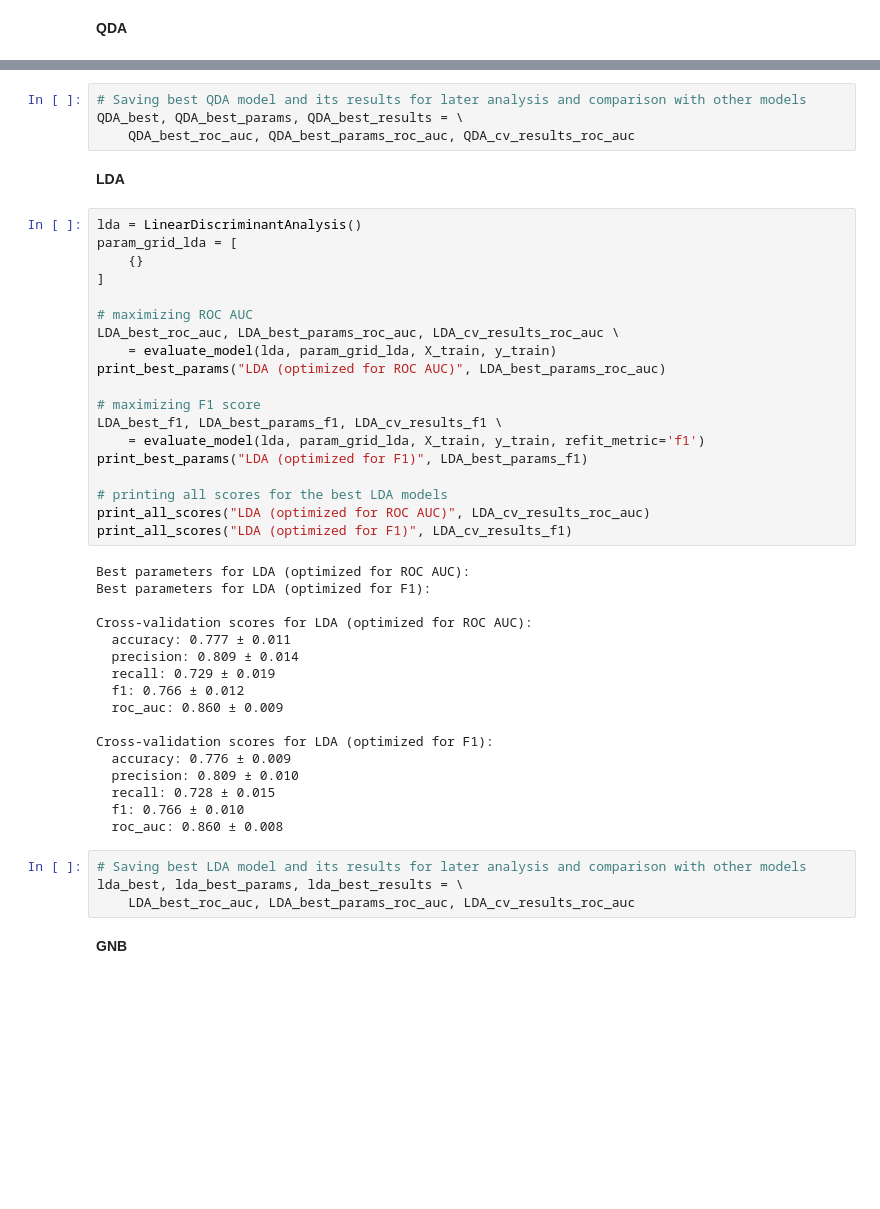
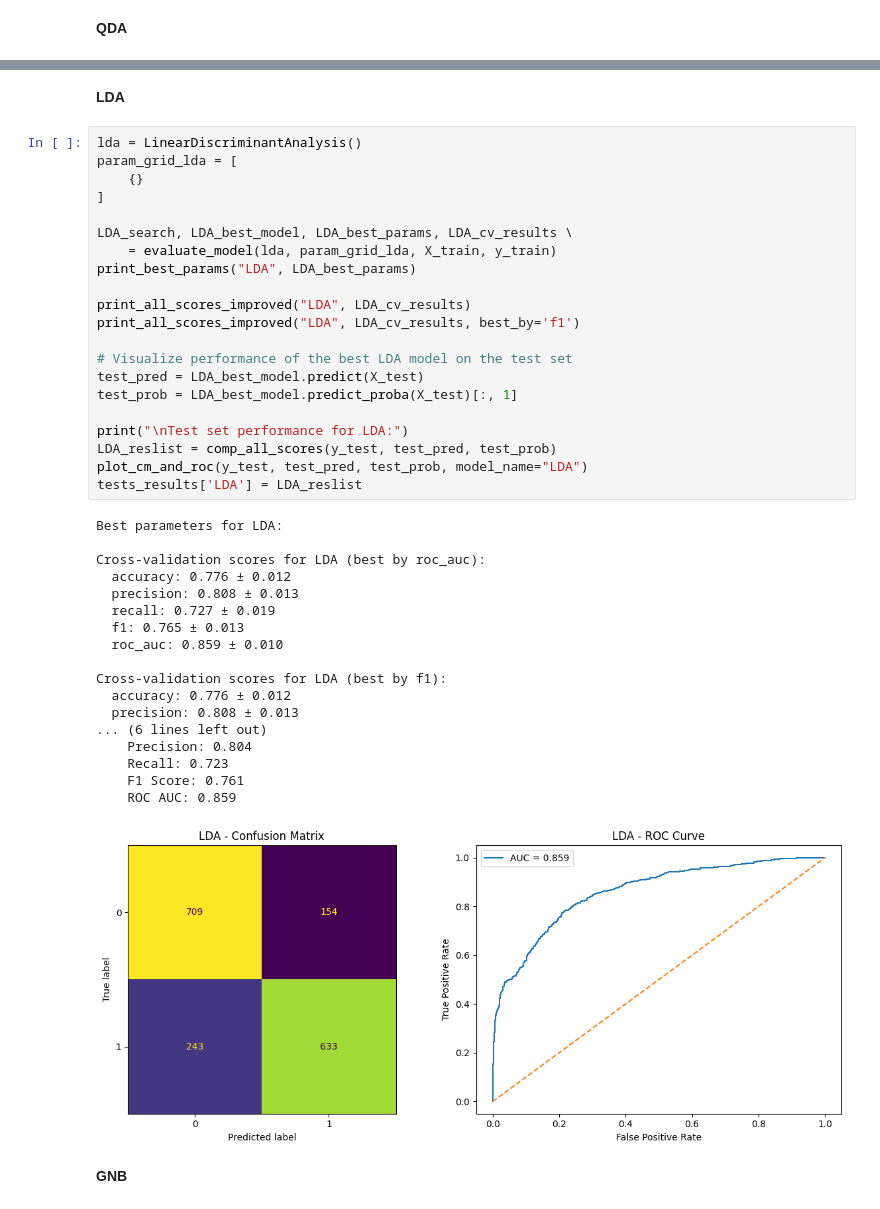
Before and after one commit to YarinArava/SpaceShipTitanic_FinalProject, a Jupyter notebook: Spaceship_Titanic_corrected.ipynb, the cells around one changed output, grey strips where cells are left out. Cells and saved outputs as stored; diff of their text form; blank space fills up the shorter version.

```diff
--- a/Spaceship_Titanic_corrected.ipynb
+++ b/Spaceship_Titanic_corrected.ipynb
@@ -2042,49 +2096,45 @@ Cross-validation scores for QDA (optimized for F1):
-# %%
-# Saving best QDA model and its results for later analysis and comparison with other models
-QDA_best, QDA_best_params, QDA_best_results = \
-    QDA_best_roc_auc, QDA_best_params_roc_auc, QDA_cv_results_roc_auc
 # %% [markdown]
 **LDA**
 # %%
 lda = LinearDiscriminantAnalysis()
 param_grid_lda = [
     {}
 ]
 
-# maximizing ROC AUC
-LDA_best_roc_auc, LDA_best_params_roc_auc, LDA_cv_results_roc_auc \
+LDA_search, LDA_best_model, LDA_best_params, LDA_cv_results \
     = evaluate_model(lda, param_grid_lda, X_train, y_train)
-print_best_params("LDA (optimized for ROC AUC)", LDA_best_params_roc_auc)
+print_best_params("LDA", LDA_best_params)
 
-# maximizing F1 score
-LDA_best_f1, LDA_best_params_f1, LDA_cv_results_f1 \
-    = evaluate_model(lda, param_grid_lda, X_train, y_train, refit_metric='f1')
-print_best_params("LDA (optimized for F1)", LDA_best_params_f1)
+print_all_scores_improved("LDA", LDA_cv_results)
+print_all_scores_improved("LDA", LDA_cv_results, best_by='f1')
 
-# printing all scores for the best LDA models
-print_all_scores("LDA (optimized for ROC AUC)", LDA_cv_results_roc_auc)
-print_all_scores("LDA (optimized for F1)", LDA_cv_results_f1)
+# Visualize performance of the best LDA model on the test set
+test_pred = LDA_best_model.predict(X_test)
+test_prob = LDA_best_model.predict_proba(X_test)[:, 1]
+
+print("\nTest set performance for LDA:")
+LDA_reslist = comp_all_scores(y_test, test_pred, test_prob)
+plot_cm_and_roc(y_test, test_pred, test_prob, model_name="LDA")
+tests_results['LDA'] = LDA_reslist
 # %% [output]
-Best parameters for LDA (optimized for ROC AUC):
-Best parameters for LDA (optimized for F1):
+Best parameters for LDA:
 
-Cross-validation scores for LDA (optimized for ROC AUC):
-  accuracy: 0.777 ± 0.011
-  precision: 0.809 ± 0.014
-  recall: 0.729 ± 0.019
-  f1: 0.766 ± 0.012
-  roc_auc: 0.860 ± 0.009
+Cross-validation scores for LDA (best by roc_auc):
+  accuracy: 0.776 ± 0.012
+  precision: 0.808 ± 0.013
+  recall: 0.727 ± 0.019
+  f1: 0.765 ± 0.013
+  roc_auc: 0.859 ± 0.010
 
-Cross-validation scores for LDA (optimized for F1):
-  accuracy: 0.776 ± 0.009
-  precision: 0.809 ± 0.010
-  recall: 0.728 ± 0.015
-  f1: 0.766 ± 0.010
-  roc_auc: 0.860 ± 0.008
+Cross-validation scores for LDA (best by f1):
+  accuracy: 0.776 ± 0.012
+  precision: 0.808 ± 0.013
+... (6 lines left out)
+    Precision: 0.804
+    Recall: 0.723
+    F1 Score: 0.761
+    ROC AUC: 0.859
+[figure, added]
-# %%
-# Saving best LDA model and its results for later analysis and comparison with other models
-lda_best, lda_best_params, lda_best_results = \
-    LDA_best_roc_auc, LDA_best_params_roc_auc, LDA_cv_results_roc_auc
 # %% [markdown]
 **GNB**
 # %%
```
Also changed, not shown: parts of 42 cells of this notebook, 3 other files.
